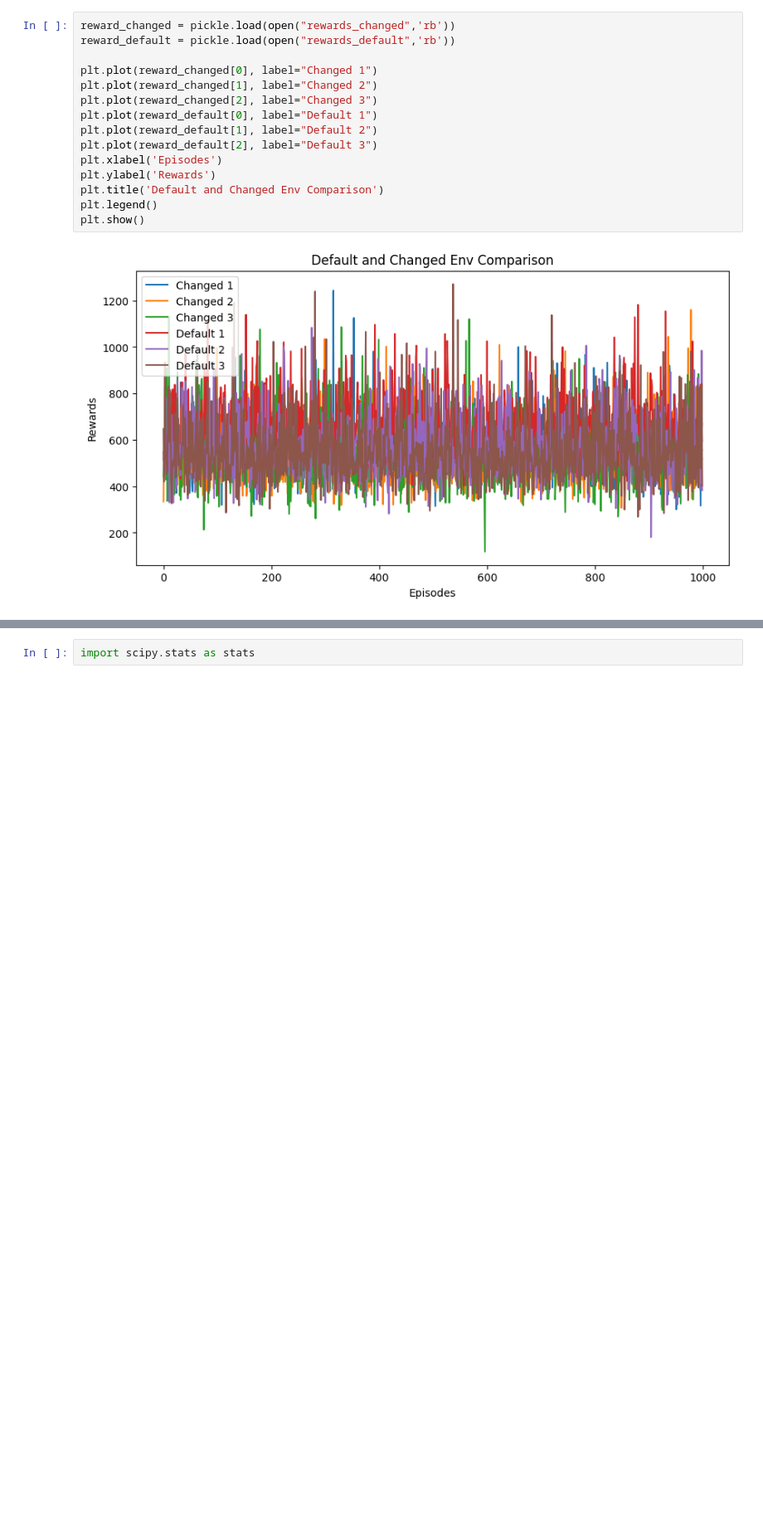
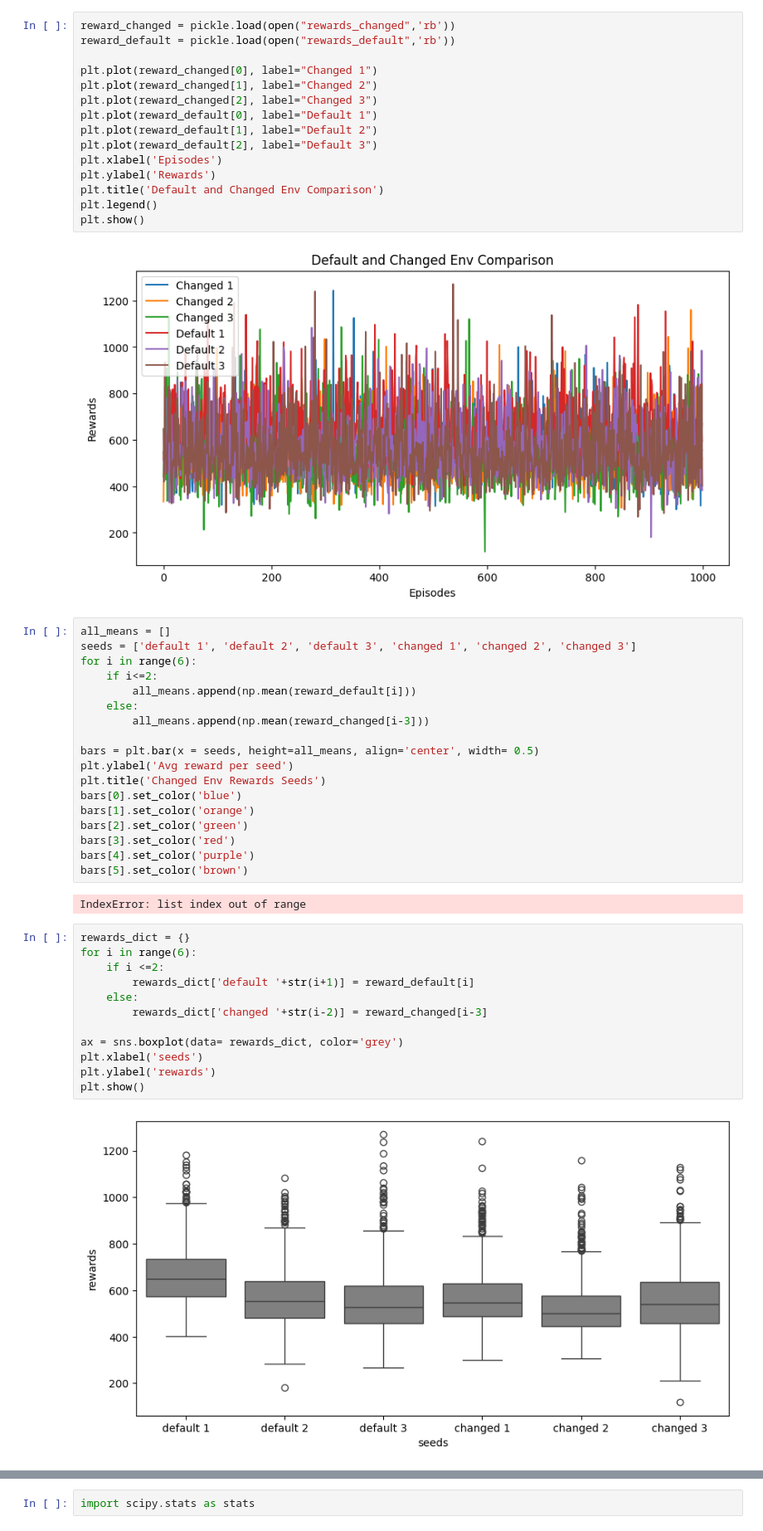
Before and after one commit to davidmscarin/humanoid-sb3-RL, a Jupyter notebook: result_analisys.ipynb, the cells around one changed output, grey strips where cells are left out. Shown: that part at 83% size. Cells and saved outputs as stored; diff of their text form; blank space fills up the shorter version.

```diff
--- a/result_analisys.ipynb
+++ b/result_analisys.ipynb
@@ -107,4 +107,38 @@ plt.legend()
 plt.show()
 # %% [output]
 [figure]
+# %%
+all_means = []
+seeds = ['default 1', 'default 2', 'default 3', 'changed 1', 'changed 2', 'changed 3']
+for i in range(6):
+    if i<=2:
+        all_means.append(np.mean(reward_default[i]))
+    else:
+        all_means.append(np.mean(reward_changed[i-3]))
+
+bars = plt.bar(x = seeds, height=all_means, align='center', width= 0.5)
+plt.ylabel('Avg reward per seed')
+plt.title('Changed Env Rewards Seeds')
+bars[0].set_color('blue')
+bars[1].set_color('orange')
+bars[2].set_color('green')
+bars[3].set_color('red')
+bars[4].set_color('purple')
+bars[5].set_color('brown')
+# %% [output]
+IndexError: list index out of range
+# %%
+rewards_dict = {}
+for i in range(6):
+    if i <=2:
+        rewards_dict['default '+str(i+1)] = reward_default[i]
+    else:
+        rewards_dict['changed '+str(i-2)] = reward_changed[i-3]
+
+ax = sns.boxplot(data= rewards_dict, color='grey')
+plt.xlabel('seeds')
+plt.ylabel('rewards')
+plt.show()
+# %% [output]
+[figure, added]
 # %% [markdown]
```
Also changed, not shown: parts of 3 cells of this notebook.
